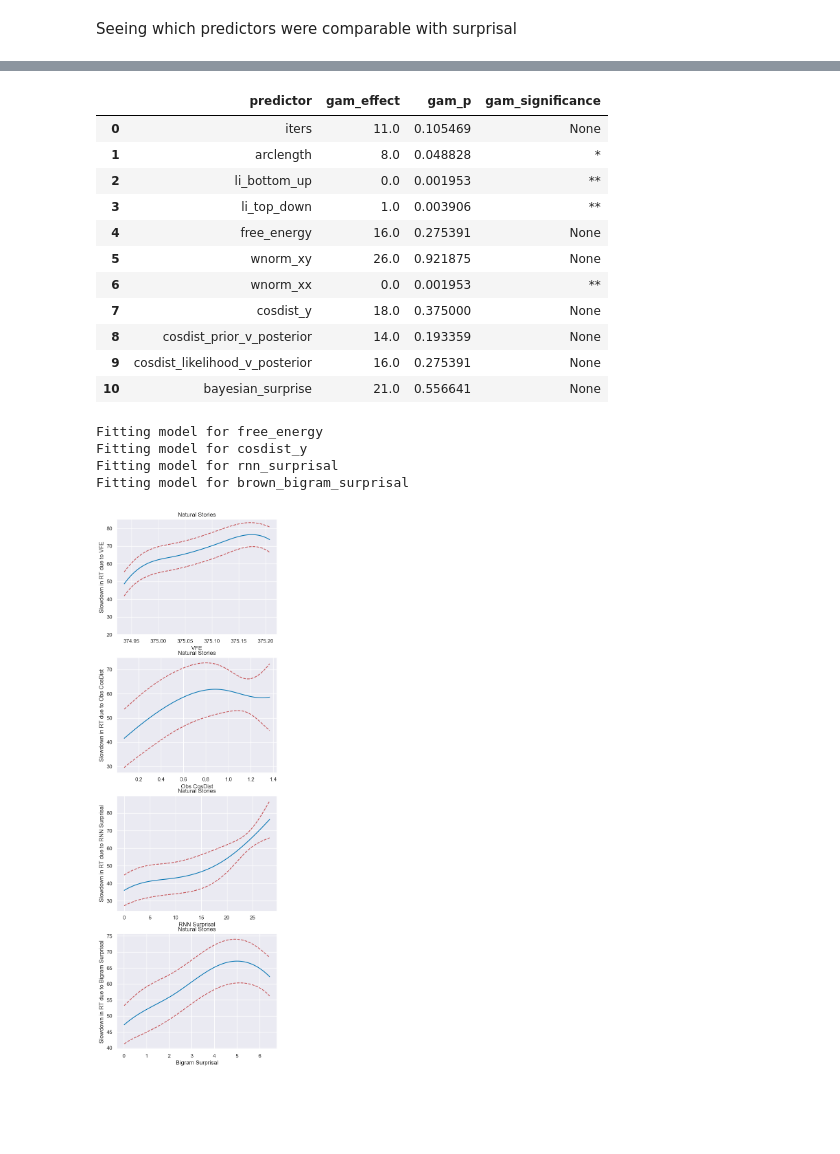
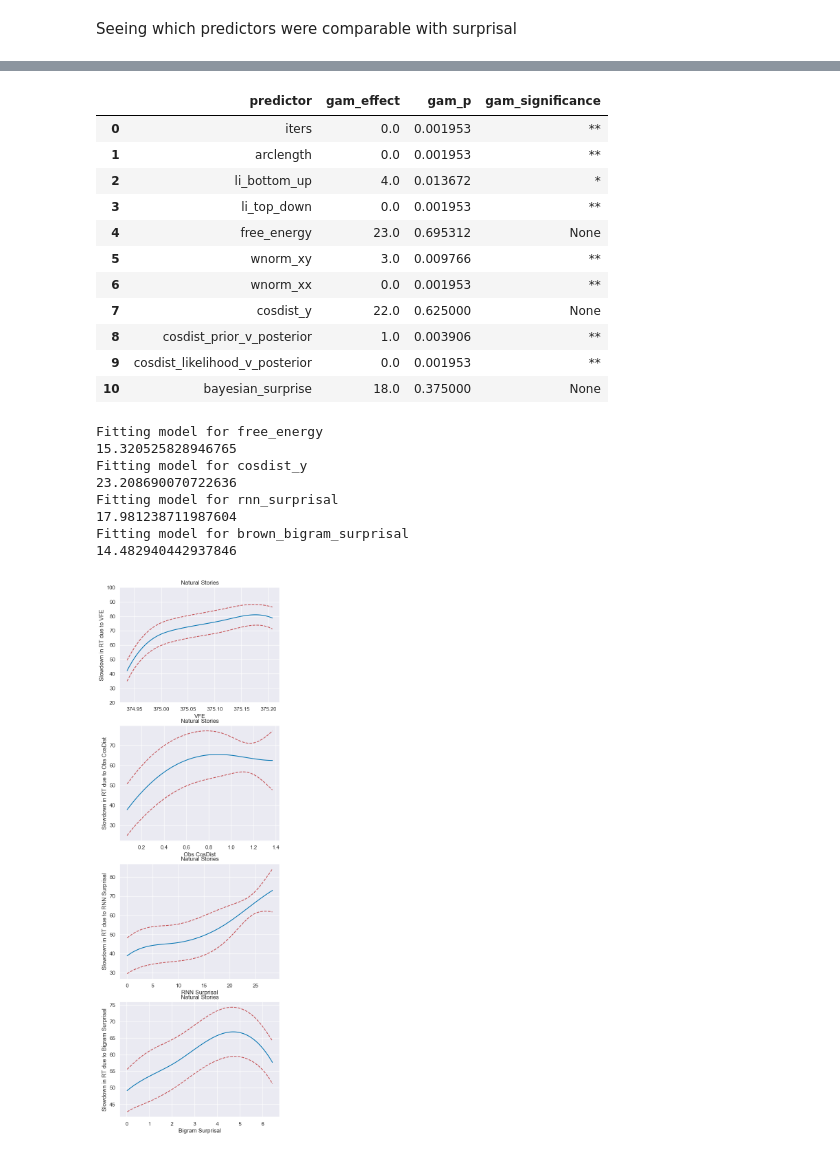
Before and after one commit to Chief-Buka/tPC-LM, a Jupyter notebook: analysis/natural_stories_analysis.ipynb, the cells around one changed output, grey strips where cells are left out. Drawn from its saved outputs; the diff is of its cells as text; code cells hidden in the pictures; blank space fills up the shorter version.

Commit message:
updated analysis with revised natural stories

```diff
--- a/analysis/natural_stories_analysis.ipynb
+++ b/analysis/natural_stories_analysis.ipynb
@@ -62,0 +66,4 @@ len(ns_tpc.index)
+# %%
+average_rts = ns_rts[["word", "meanItemRT"]].drop_duplicates()
+ns_tpc['RT'] = average_rts['meanItemRT'].values
+ns_tpc
@@ -209,53 +251,35 @@ significance_surprisal(vs_rnn)
 significance_surprisal(vs_bigram)
 # %% [output]
 |  | predictor | gam_effect | gam_p | gam_significance |
-| 0 | iters | 11.0 | 0.105469 | None |
-| 1 | arclength | 8.0 | 0.048828 | * |
-| 2 | li_bottom_up | 0.0 | 0.001953 | ** |
-| 3 | li_top_down | 1.0 | 0.003906 | ** |
-| 4 | free_energy | 16.0 | 0.275391 | None |
-| 5 | wnorm_xy | 26.0 | 0.921875 | None |
+| 0 | iters | 0.0 | 0.001953 | ** |
+| 1 | arclength | 0.0 | 0.001953 | ** |
+| 2 | li_bottom_up | 4.0 | 0.013672 | * |
+| 3 | li_top_down | 0.0 | 0.001953 | ** |
+| 4 | free_energy | 23.0 | 0.695312 | None |
+| 5 | wnorm_xy | 3.0 | 0.009766 | ** |
 | 6 | wnorm_xx | 0.0 | 0.001953 | ** |
-| 7 | cosdist_y | 18.0 | 0.375000 | None |
-| 8 | cosdist_prior_v_posterior | 14.0 | 0.193359 | None |
-| 9 | cosdist_likelihood_v_posterior | 16.0 | 0.275391 | None |
-| 10 | bayesian_surprise | 21.0 | 0.556641 | None |
+| 7 | cosdist_y | 22.0 | 0.625000 | None |
+| 8 | cosdist_prior_v_posterior | 1.0 | 0.003906 | ** |
+| 9 | cosdist_likelihood_v_posterior | 0.0 | 0.001953 | ** |
+| 10 | bayesian_surprise | 18.0 | 0.375000 | None |
-# %%
-def fit_gam(df : pd.DataFrame, predictor_name : str, num_spillover : int,
-                     return_predictors : bool, linear : bool, baseline : bool):
-    predictors = []
-    predictors += [predictor_name] + [f'prev_{predictor_name}_{i}' for i in range(1, num_spillover + 1)]
-    predictors += ['word_length', 'log_freq'] + \
-        np.array([[f'prev_len_{i}', f'prev_freq_{i}'] for i in range(1, num_spillover + 1)]).flatten().tolist()
-    # the features are based on the indices of the predictors
-    rt_column = 'RT'
-    model_data = df[predictors + [rt_column]].dropna()
-    standardizer = StandardScaler()
-    X = standardizer.fit_transform(np.array(model_data[predictors]))
-    y = np.array(model_data[rt_column])
-    terms = build_TermList(baseline, num_spillover, linear)
-    if linear:
-        gam = LinearGAM(terms)
-    else:
-        gam = GAM(terms)
-    gam.fit(X, y)
-    if return_predictors:
-        return gam, predictors
-    return gam
 # %%
 surprisal_like = ['free_energy', 'cosdist_y', 'rnn_surprisal', 'brown_bigram_surprisal']
 plot_labels = ["VFE", "Obs CosDist", 'RNN Surprisal', "Bigram Surprisal"]
-bounds = [(20, 85), (None, None), (None, None), (None, None)]
+bounds = [(20, 100), (None, None), (None, None), (None, None)]
 
 fig, axs = plt.subplots(len(surprisal_like), figsize = (6, 20), sharex=False)
 for i in range(len(surprisal_like)):
     predictor = surprisal_like[i]
     print(f"Fitting model for {predictor}")
     model = fit_gam(ns_predictors, predictor, 0, False, False, False)
-    plot_gam(model, ns_predictors[predictor], plot_labels[i], axs[i], bounds[i])
+    plot_gam(model, ns_predictors[predictor], plot_labels[i], axs[i], bounds[i], "Natural Stories")
 # %% [output]
 Fitting model for free_energy
+15.320525828946765
 Fitting model for cosdist_y
+23.208690070722636
 Fitting model for rnn_surprisal
+17.981238711987604
 Fitting model for brown_bigram_surprisal
+14.482940442937846
-[figure, old version]
+[figure, new version]
```
Also changed, not shown: parts of 12 cells of this notebook, 2 other files.
